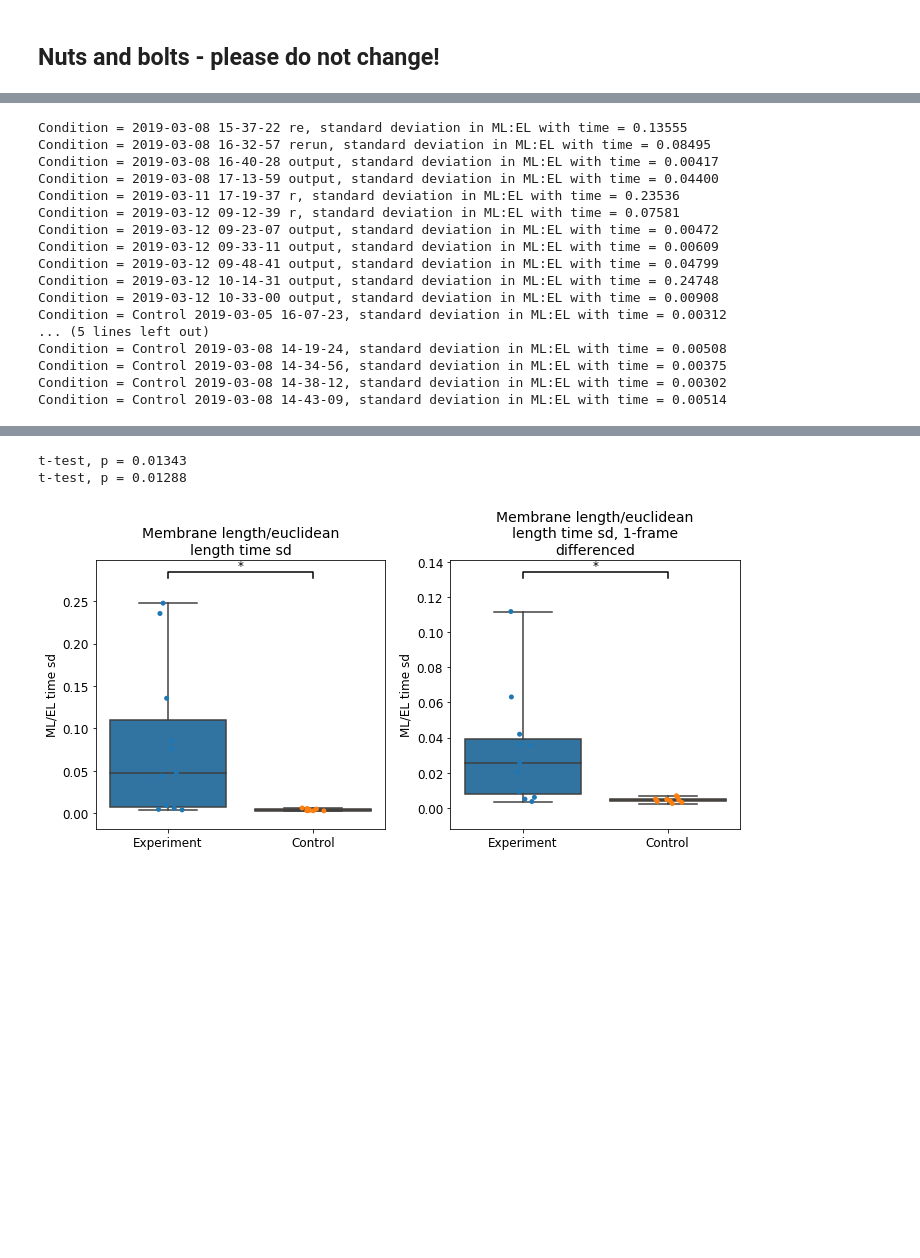
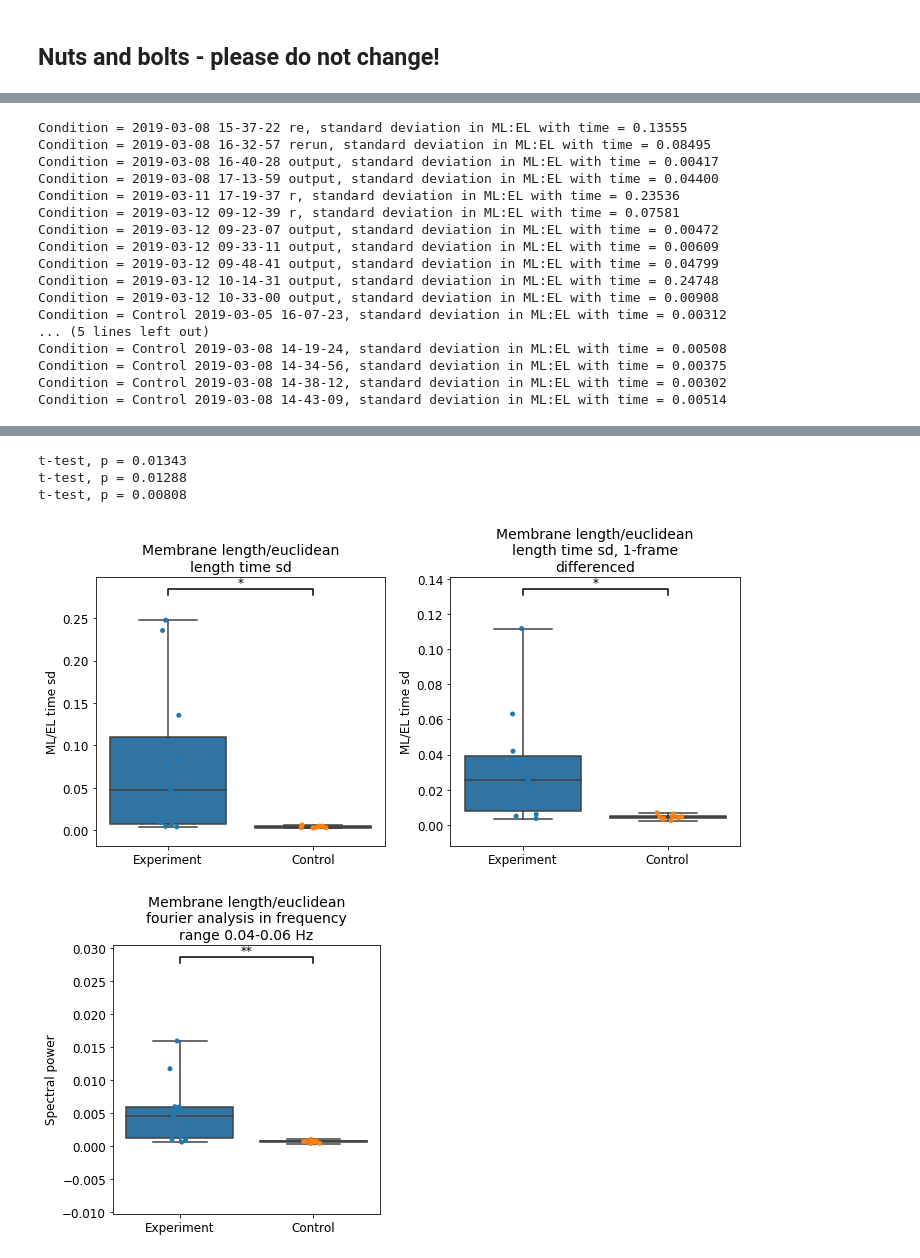
Before and after one commit to dougkelly88/blebbing_analysis, a Jupyter notebook: plotting/Blebbing figures.ipynb, the cells around one changed output, grey strips where cells are left out. Saved outputs shown, nothing was run; the diff lists cells and outputs as text; code cells hidden in the pictures; blank space fills up the shorter version.

Commit message:
Add comparison of FT spectral power averaged within a frequency range between conditions

```diff
--- a/plotting/Blebbing figures.ipynb
+++ b/plotting/Blebbing figures.ipynb
@@ -155,7 +155,9 @@ fig1_5, axs = plt.subplots(ncols=len(actin_kyms),
                            nrows=1,
                            sharey=True,
                            figsize=(15, 2));
-plotting.plot_ft(ml_el_ratios, axs, column_titles);
+min_freq = 0.04;
+max_freq = 0.06;
+filtered_average_powers = plotting.plot_ft(ml_el_ratios, axs, column_titles, min_freq=min_freq, max_freq=max_freq);
 
 print("\n".join(["Condition = {0}, standard deviation in ML:EL with time = {1:.5f}".format(cond, v)
                 for cond, v in zip(column_titles, ml_el_time_sds)]));
@@ -167,39 +169,50 @@ plotting.plot_ml_el_ratio_sds(ml_el_ratios,
 plt.show();
 
 if compare_experiment_to_control:
     fig3, axs = plt.subplots(nrows=1, ncols=2, figsize=(10,5));
     ps = plotting.plot_ml_el_sd_boxplots(ml_el_ratios,
-                                         column_titles,
-                                         axs,
-                                         ylabel="ML/EL time sd",
-                                         title="Membrane length/euclidean length time sd",
-                                         ttest=True);
+                                     column_titles,
+                                     axs,
+                                     ylabel="ML/EL time sd",
+                                     title="Membrane length/euclidean length time sd",
+                                     ttest=True);
     print("\n".join(["t-test, p = {0:.5f}".format(p) for p in ps]));
     plt.tight_layout();
+    fig4, ax = plt.subplots(nrows=1, ncols=1, figsize=(5,5));
+    ps = plotting.plot_ml_el_ft_boxplot(filtered_average_powers,
+                               column_titles,
+                               ax,
+                               title="Membrane length/euclidean fourier analysis in frequency range {}-{} Hz".format(min_freq, max_freq),
+                               ylabel="Spectral power",
+                               ttest=True);
+    print("\n".join(["t-test, p = {0:.5f}".format(p) for p in ps]));
+    plt.tight_layout();
 # %% [output]
 [figure]
 [figure]
 Condition = 2019-03-08 15-37-22 re, standard deviation in ML:EL with time = 0.13555
 Condition = 2019-03-08 16-32-57 rerun, standard deviation in ML:EL with time = 0.08495
 Condition = 2019-03-08 16-40-28 output, standard deviation in ML:EL with time = 0.00417
 Condition = 2019-03-08 17-13-59 output, standard deviation in ML:EL with time = 0.04400
 Condition = 2019-03-11 17-19-37 r, standard deviation in ML:EL with time = 0.23536
 Condition = 2019-03-12 09-12-39 r, standard deviation in ML:EL with time = 0.07581
 Condition = 2019-03-12 09-23-07 output, standard deviation in ML:EL with time = 0.00472
 Condition = 2019-03-12 09-33-11 output, standard deviation in ML:EL with time = 0.00609
 Condition = 2019-03-12 09-48-41 output, standard deviation in ML:EL with time = 0.04799
 Condition = 2019-03-12 10-14-31 output, standard deviation in ML:EL with time = 0.24748
 Condition = 2019-03-12 10-33-00 output, standard deviation in ML:EL with time = 0.00908
 Condition = Control 2019-03-05 16-07-23, standard deviation in ML:EL with time = 0.00312
 ... (5 lines left out)
 Condition = Control 2019-03-08 14-19-24, standard deviation in ML:EL with time = 0.00508
 Condition = Control 2019-03-08 14-34-56, standard deviation in ML:EL with time = 0.00375
 Condition = Control 2019-03-08 14-38-12, standard deviation in ML:EL with time = 0.00302
 Condition = Control 2019-03-08 14-43-09, standard deviation in ML:EL with time = 0.00514
 [figure]
 t-test, p = 0.01343
 t-test, p = 0.01288
+t-test, p = 0.00808
-[figure, old version]
+[figure, new version]
+[figure, added]
 # %%
 experiment_title = os.path.basename(experiment_folder);
 with warnings.catch_warnings():
```
Also changed, not shown: parts of 3 cells of this notebook.
